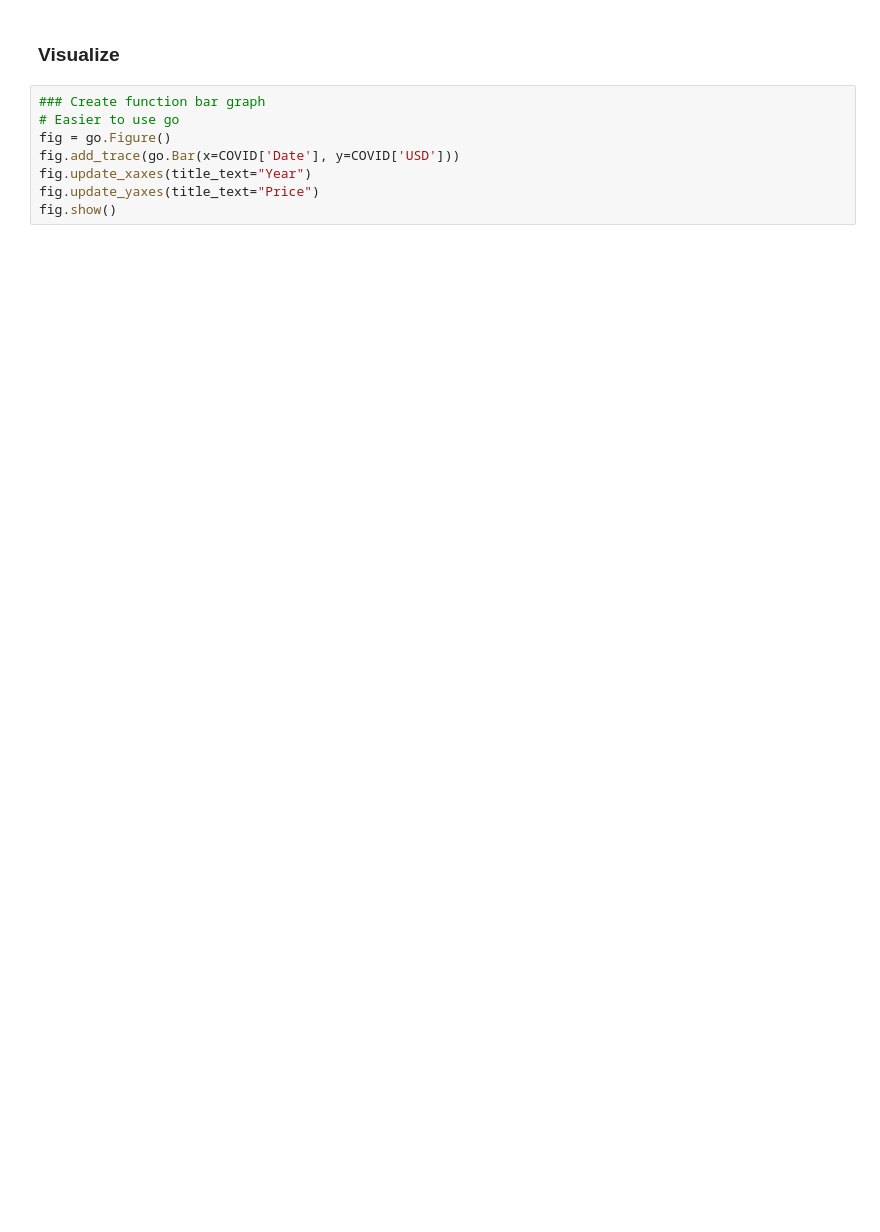
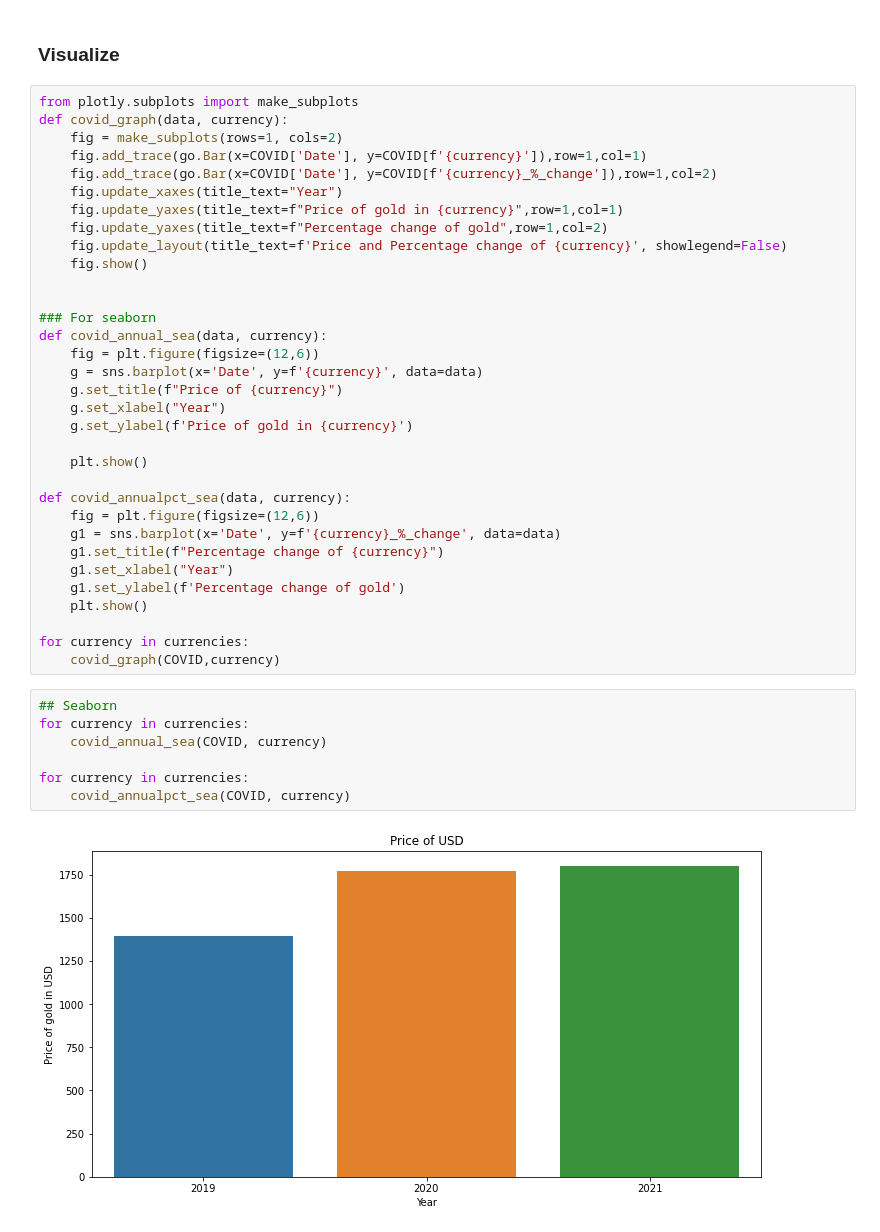
Before and after one commit to vclzez/DATA, a Jupyter notebook: Kaggle/Gold Rate/EDA Gold Rate and forecast.ipynb, the cells around one changed output. Saved outputs shown, nothing was run; the diff lists cells and outputs as text; blank space fills up the shorter version.

```diff
--- a/Kaggle/Gold Rate/EDA Gold Rate and forecast.ipynb
+++ b/Kaggle/Gold Rate/EDA Gold Rate and forecast.ipynb
@@ -287,11 +307,45 @@ COVID.describe()
 | max | 2021.0 | 1798.610000 | 1549.044710 | 1378.980990 | 132967.875100 | 6606.550460 | 12205.481970 | 27.070946 | 24.433750 | ... |
 # %% [markdown]
 ### Visualize
-# %%
-### Create function bar graph
-# Easier to use go
-fig = go.Figure()
-fig.add_trace(go.Bar(x=COVID['Date'], y=COVID['USD']))
-fig.update_xaxes(title_text="Year")
-fig.update_yaxes(title_text="Price")
-fig.show()
+# %%
+from plotly.subplots import make_subplots
+def covid_graph(data, currency):
+    fig = make_subplots(rows=1, cols=2)
+    fig.add_trace(go.Bar(x=COVID['Date'], y=COVID[f'{currency}']),row=1,col=1)
+    fig.add_trace(go.Bar(x=COVID['Date'], y=COVID[f'{currency}_%_change']),row=1,col=2)
+    fig.update_xaxes(title_text="Year")
+    fig.update_yaxes(title_text=f"Price of gold in {currency}",row=1,col=1)
+    fig.update_yaxes(title_text=f"Percentage change of gold",row=1,col=2)
+    fig.update_layout(title_text=f'Price and Percentage change of {currency}', showlegend=False)
+    fig.show()
+
+
+### For seaborn
+def covid_annual_sea(data, currency):
+    fig = plt.figure(figsize=(12,6))
+    g = sns.barplot(x='Date', y=f'{currency}', data=data)
+    g.set_title(f"Price of {currency}")
+    g.set_xlabel("Year")
+    g.set_ylabel(f'Price of gold in {currency}')
+
+    plt.show()
+
+def covid_annualpct_sea(data, currency):
+    fig = plt.figure(figsize=(12,6))
+    g1 = sns.barplot(x='Date', y=f'{currency}_%_change', data=data)
+    g1.set_title(f"Percentage change of {currency}")
+    g1.set_xlabel("Year")
+    g1.set_ylabel(f'Percentage change of gold')
+    plt.show()
+
+for currency in currencies:
+    covid_graph(COVID,currency)
+# %%
+## Seaborn
+for currency in currencies:
+    covid_annual_sea(COVID, currency)
+
+for currency in currencies:
+    covid_annualpct_sea(COVID, currency)
+# %% [output]
+[figure, added]
```
Also changed, not shown: parts of 8 cells of this notebook.
